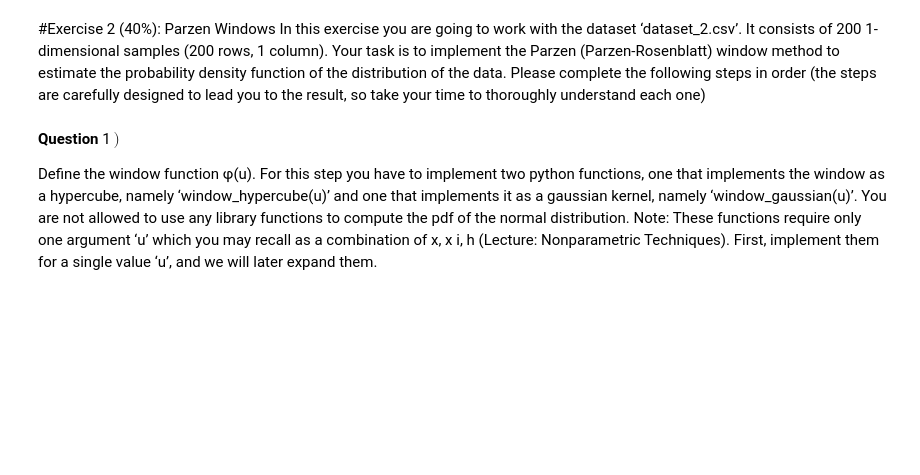
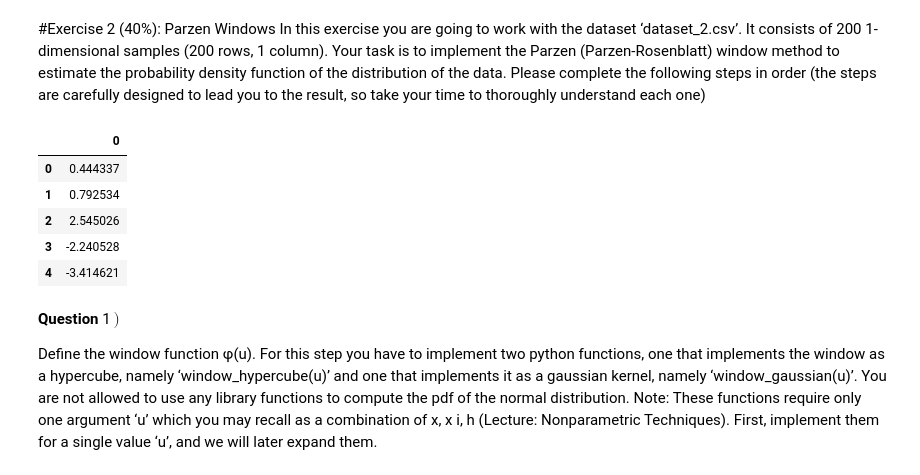
Before and after one commit to Hendrix8/Pattern_Recognition, a Jupyter notebook: Assignment_3/A3_tem2405.ipynb, the cells around one changed output. Cells and saved outputs as stored; diff of their text form; code cells hidden in the pictures; blank space fills up the shorter version.

```diff
--- a/Assignment_3/A3_tem2405.ipynb
+++ b/Assignment_3/A3_tem2405.ipynb
@@ -44,6 +167,16 @@ Plot all 3 distributions in a single 3D plot. To create the 3D plot, use the sam
 # %% [markdown]
 #Exercise 2 (40%): Parzen Windows
 In this exercise you are going to work with the dataset ‘dataset_2.csv’. It consists of 200 1-dimensional samples (200 rows, 1 column). Your task is to implement the Parzen (Parzen-Rosenblatt) window method to estimate the probability density function of the distribution of the data. Please complete the following steps in order (the steps are carefully designed to lead you to the result, so take your time to thoroughly understand each one)
+# %%
+# reading the second dataframe
+df2.head()
+# %% [output]
+|  | 0 |
+| 0 | 0.444337 |
+| 1 | 0.792534 |
+| 2 | 2.545026 |
+| 3 | -2.240528 |
+| 4 | -3.414621 |
 # %% [markdown]
 **Question** 1$ \, ) $
 
```
Also changed, not shown: parts of 10 cells of this notebook.
